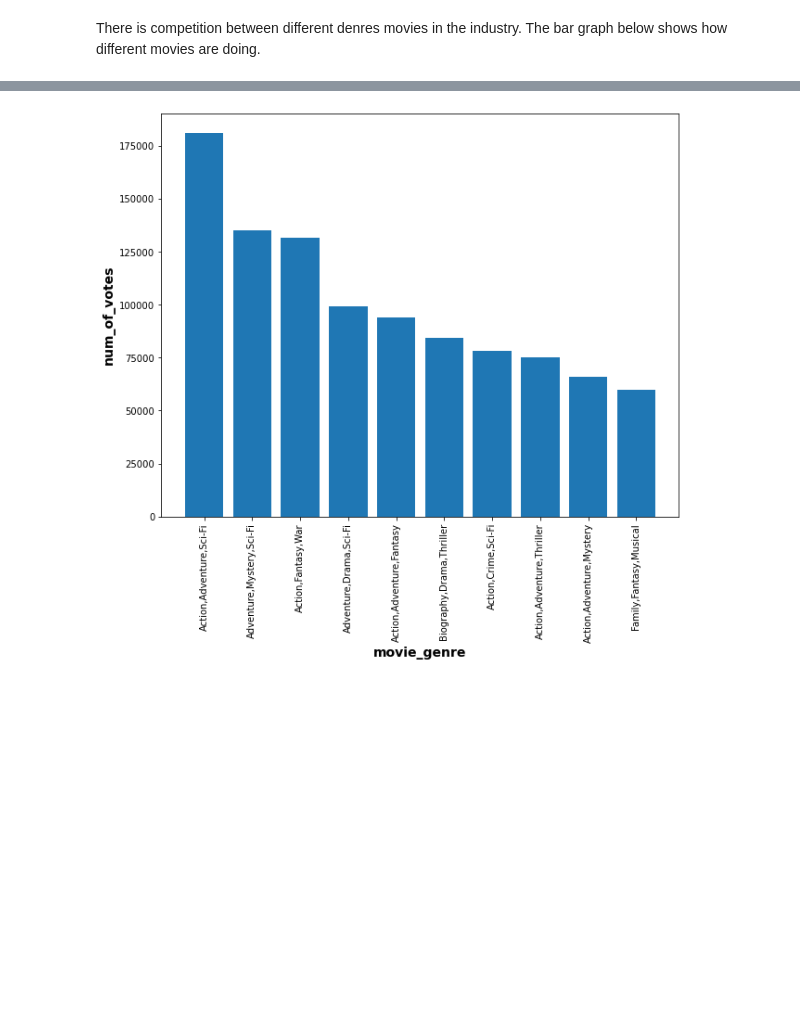
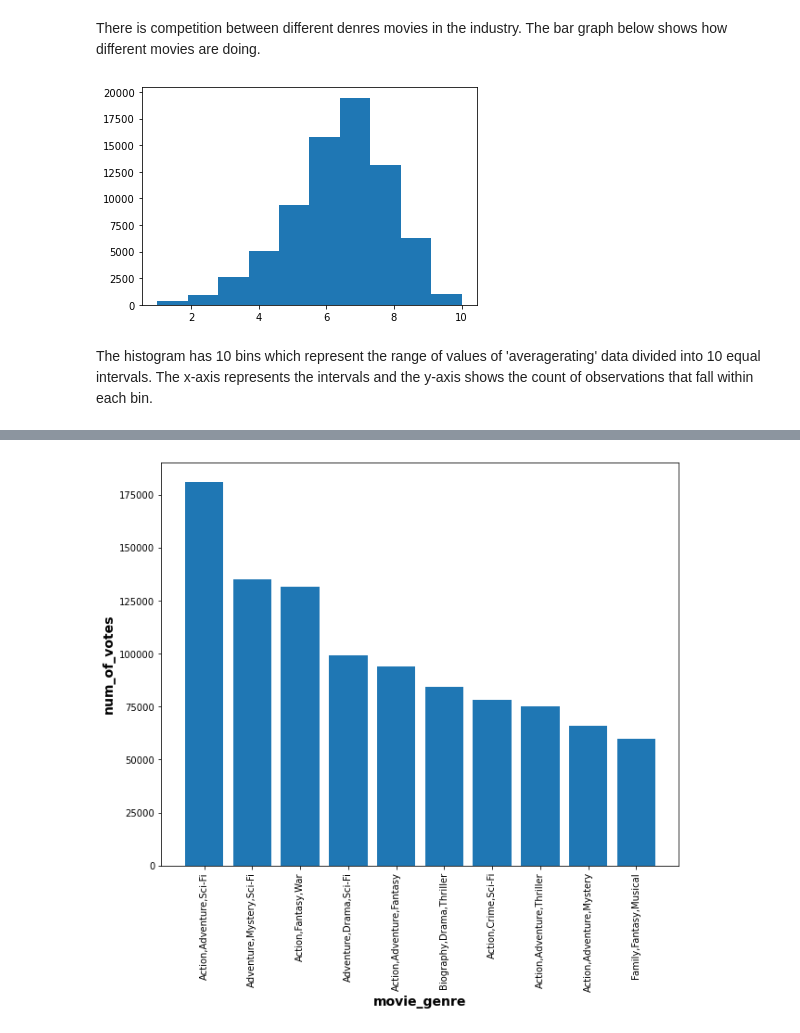
Before and after one commit to paulineKiarie/dsc-phase-1-project-v2-4, a Jupyter notebook: datasets/student.ipynb, the cells around one changed output, grey strips where cells are left out. Cells and saved outputs as stored; diff of their text form; code cells hidden in the pictures; blank space fills up the shorter version.

```diff
--- a/datasets/student.ipynb
+++ b/datasets/student.ipynb
@@ -410,3 +509,9 @@ genres_sorted_mean
 # competition between different genres in the movie industry
 # %% [markdown]
 There is competition between different denres movies in the industry. The bar graph below shows how different movies are doing.
+# %%
+plt.hist(im_df["averagerating"], bins = 10);
+# %% [output]
+[figure, added]
+# %% [markdown]
+The histogram has 10 bins which represent the range of values of 'averagerating' data divided into 10 equal intervals. The x-axis represents the intervals and the y-axis shows the count of observations that fall within each bin.
```
Also changed, not shown: parts of 37 cells of this notebook.
